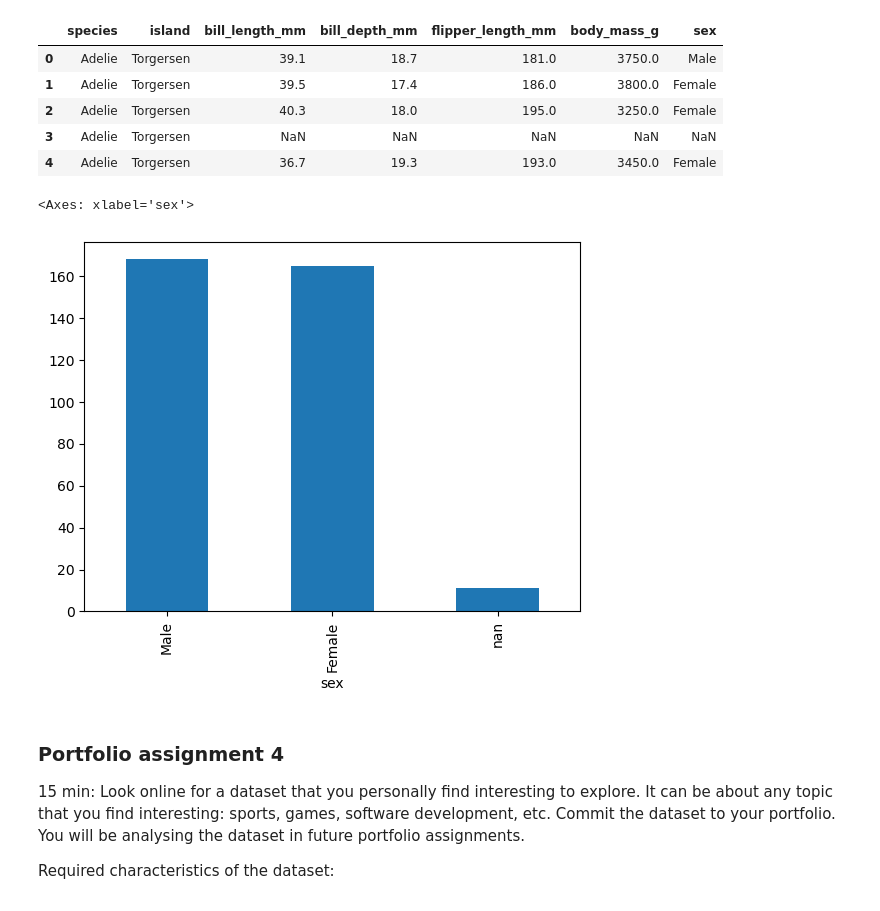
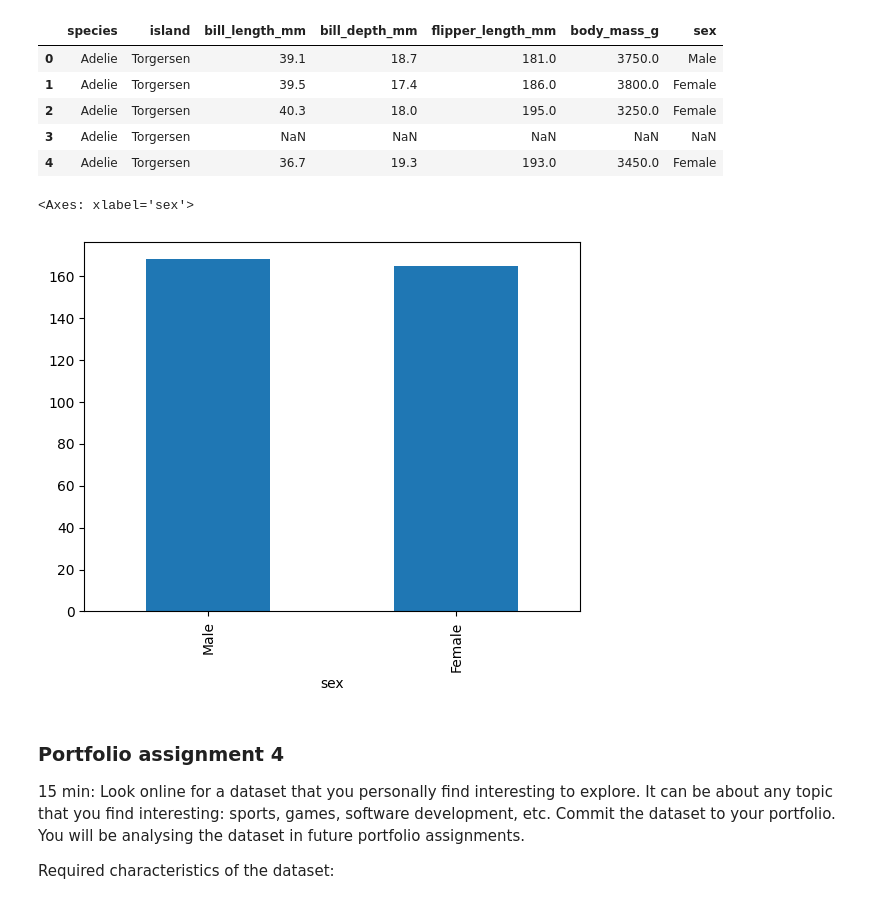
Before and after one commit to AvansICT/ICT1.4-AI-System-Integration-Datascience, a Jupyter notebook: 01 Introduction and Univariate Analysis.ipynb, the cells around one changed output. Cells and saved outputs as stored; diff of their text form; code cells hidden in the pictures.

```diff
--- a/01 Introduction and Univariate Analysis.ipynb
+++ b/01 Introduction and Univariate Analysis.ipynb
@@ -235,10 +246,10 @@ penguins.head()
 | 3 | Adelie | Torgersen | NaN | NaN | NaN | NaN | NaN |
 | 4 | Adelie | Torgersen | 36.7 | 19.3 | 193.0 | 3450.0 | Female |
 # %%
-penguins['sex'].value_counts(dropna=False).plot(kind='bar')
+penguins['sex'].value_counts(dropna=True).plot(kind='bar')
 # %% [output]
 <Axes: xlabel='sex'>
-[figure, old version]
+[figure, new version]
 # %% [markdown]
 ### Portfolio assignment 4
 15 min: Look online for a dataset that you personally find interesting to explore. It can be about any topic that you find interesting: sports, games, software development, etc. Commit the dataset to your portfolio. You will be analysing the dataset in future portfolio assignments.
```
Also changed, not shown: parts of 12 cells of this notebook.
